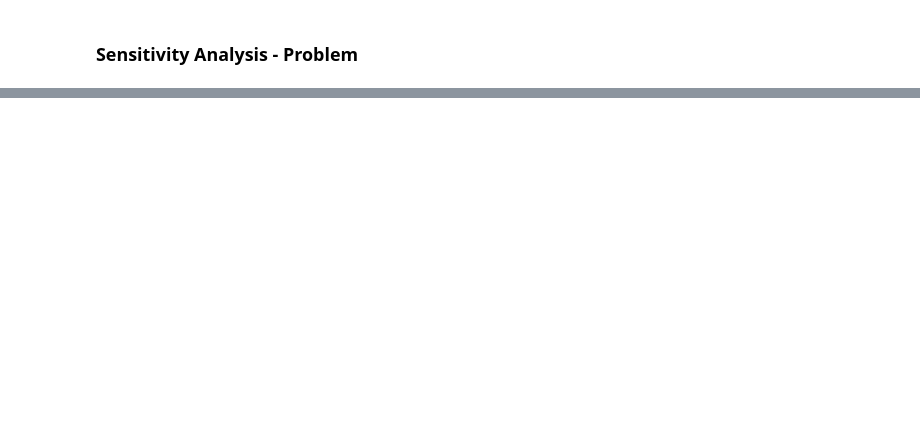
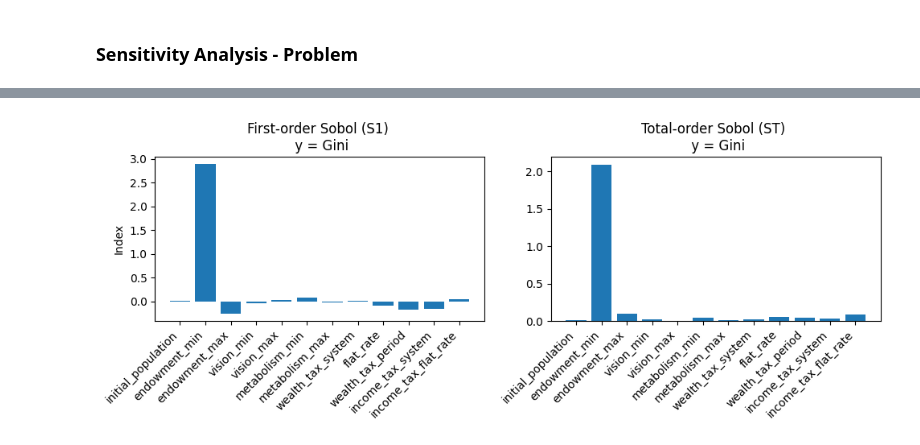
Before and after one commit to imaanb/ABM, a Jupyter notebook: global_sa.ipynb, the cells around one changed output, grey strips where cells are left out. Cells and saved outputs as stored; diff of their text form; code cells hidden in the pictures; blank space fills up the shorter version.

Commit message:
parralize and add avg wealth

```diff
--- a/global_sa.ipynb
+++ b/global_sa.ipynb
@@ -282,0 +192,8 @@ ValueError: keyword ha is not recognized; valid keywords are ['size', 'width', '
+# %%
+measure = "Gini" # "Gini" # or "Avg Wealth"
+second_order = False  # or: "True"
+
+# --- 3) Sobol GSA ---
+replicates = 2
+max_steps = 100
+distinct_SA = 2
@@ -282,0 +275,37 @@ ValueError: keyword ha is not recognized; valid keywords are ['size', 'width', '
+# %%
+# 7) Build the DataFrame and extract Y
+with open("sobol_gsa_results.pkl", "rb") as f:
+    records = pickle.load(f)
+df = pd.DataFrame(records)
+Y  = df[str(measure)].values
+
+# 8) Perform Sobol analysis
+Si = sobol.analyze(
+    problem,
+    Y,
+    calc_second_order=second_order,
+    print_to_console=False
+)
+
+fig, axes = plt.subplots(1, 2, figsize=(10,4), tight_layout=True)
+
+# First‐order
+axes[0].bar(problem["names"], Si["S1"])
+axes[0].set_title(f"First‐order Sobol (S1) \n y = {measure}")
+axes[0].set_ylabel("Index")
+# rotate labels
+axes[0].tick_params(axis="x", labelrotation=45)
+# right‐align tick labels
+for lbl in axes[0].get_xticklabels():
+    lbl.set_ha("right")
+
+# Total‐order
+axes[1].bar(problem["names"], Si["ST"])
+axes[1].set_title(f"Total‐order Sobol (ST) \n y = {measure}")
+axes[1].tick_params(axis="x", labelrotation=45)
+for lbl in axes[1].get_xticklabels():
+    lbl.set_ha("right")
+
+plt.show()
+# %% [output]
+[figure, added]
```
Also changed, not shown: parts of 9 cells of this notebook, 2 other files.
